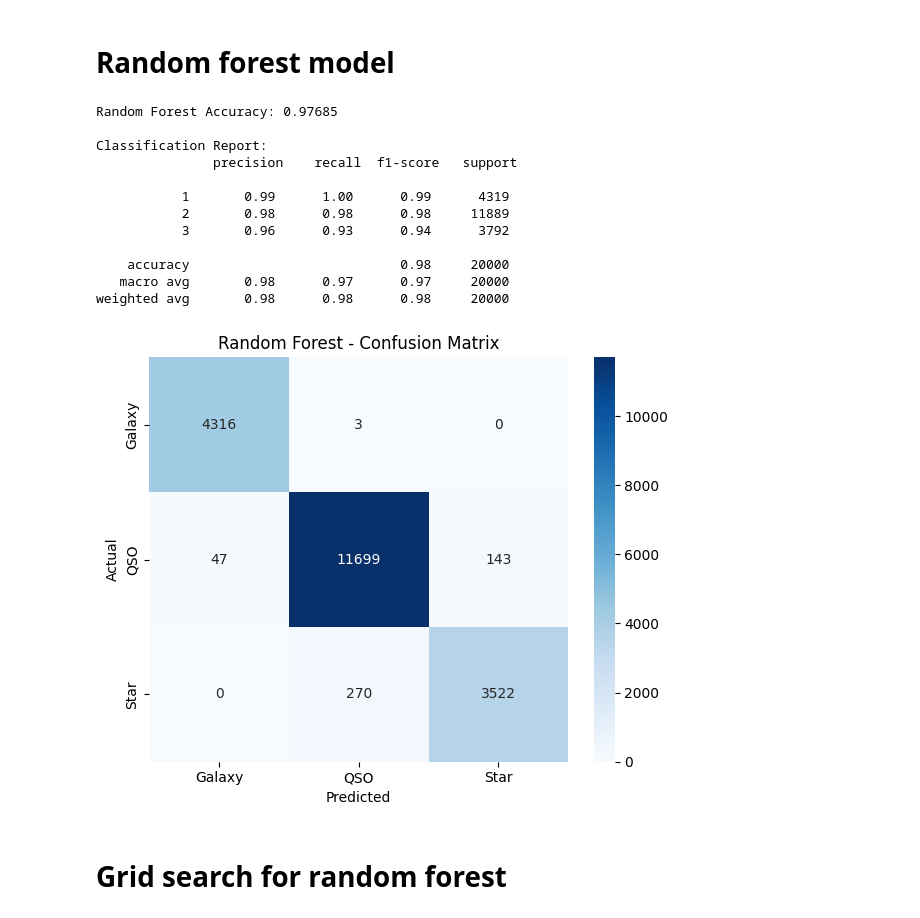
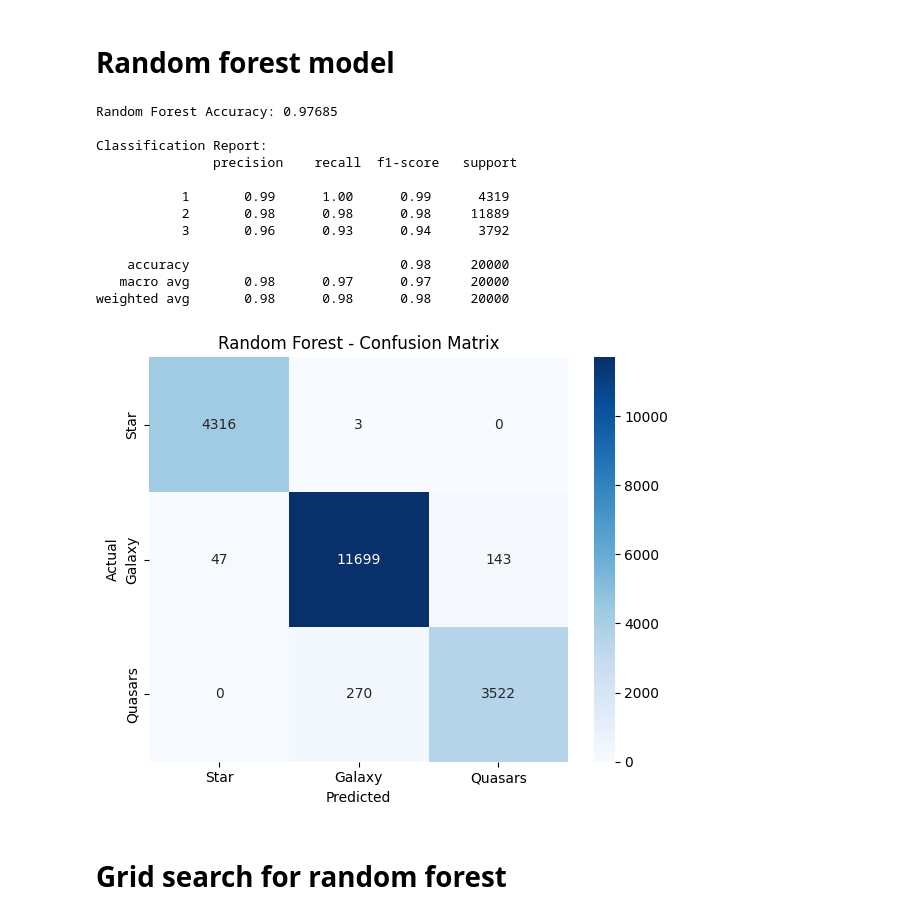
Before and after one commit to apekshakashyap17/Capstone_StellarAstro_ML, a Jupyter notebook: Firstnotebook.ipynb, the cells around one changed output. Drawn from its saved outputs; the diff is of its cells as text; code cells hidden in the pictures.

```diff
--- a/Firstnotebook.ipynb
+++ b/Firstnotebook.ipynb
@@ -632,36 +653,36 @@ rf_model = RandomForestClassifier(
 rf_model.fit(X_train_scaled, y_train)
 
 # Predict
 y_pred_rf = rf_model.predict(X_test_scaled)
 
 # Evaluate
 print("Random Forest Accuracy:", accuracy_score(y_test, y_pred_rf))
 print("\nClassification Report:\n", classification_report(y_test, y_pred_rf))
 
 # Confusion Matrix
 plt.figure(figsize=(6, 5))
 sns.heatmap(confusion_matrix(y_test, y_pred_rf), annot=True, fmt='d', cmap='Blues',
-            xticklabels=['Galaxy', 'QSO', 'Star'],
-            yticklabels=['Galaxy', 'QSO', 'Star'])
+            xticklabels=['Star', 'Galaxy', 'Quasars'],
+            yticklabels=['Star', 'Galaxy', 'Quasars'])
 plt.title('Random Forest - Confusion Matrix')
 plt.xlabel('Predicted')
 plt.ylabel('Actual')
 plt.tight_layout()
 plt.show()
 # %% [output]
 Random Forest Accuracy: 0.97685
 
 Classification Report:
                precision    recall  f1-score   support
 
            1       0.99      1.00      0.99      4319
            2       0.98      0.98      0.98     11889
            3       0.96      0.93      0.94      3792
 
     accuracy                           0.98     20000
    macro avg       0.98      0.97      0.97     20000
 weighted avg       0.98      0.98      0.98     20000
-[figure, old version]
+[figure, new version]
 # %% [markdown]
 # Grid search for random forest
 # %%
```
Also changed, not shown: parts of 9 cells of this notebook.
